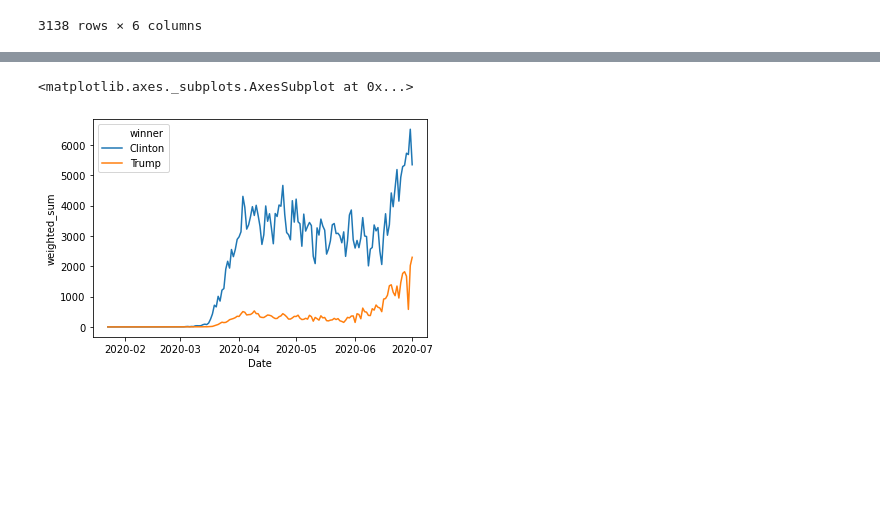
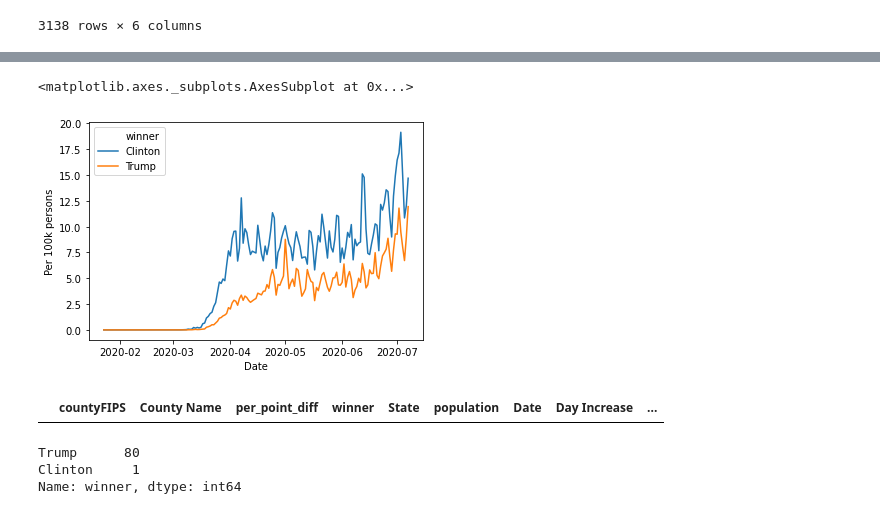
Before and after one commit to IterateFailIterateFail/County-Election-Corona, a Jupyter notebook: Cornoa per county .ipynb, the cells around one changed output, grey strips where cells are left out. Drawn from its saved outputs; the diff is of its cells as text; code cells hidden in the pictures; blank space fills up the shorter version.

```diff
--- a/Cornoa per county .ipynb
+++ b/Cornoa per county .ipynb
@@ -322,7 +330,17 @@ increases.groupby(['Date','winner'],as_index = False).apply(lambda x: (x['Day In
-# %%
-#Just increase by winner
-sns.lineplot(x="Date", y="weighted_sum",hue = 'winner', data= increases.groupby(['Date','winner'],as_index = False).apply(lambda x: (x['Day Increase']*x['population']/max_pop).sum()).to_frame().reset_index().rename(columns= {0: 'weighted_sum'})
- )
-# %% [output]
-<matplotlib.axes._subplots.AxesSubplot at 0x...>
-[figure, removed]
+# %%
+#Increase by ccounites per 100k
+#Keep in mind this is also including counties with no increases on that day
+sns.lineplot(x="Date", y='Per 100k persons',hue = 'winner', data=increases.groupby(['Date','winner'],as_index = False)[['Per 100k persons']].mean())
+# %% [output]
+<matplotlib.axes._subplots.AxesSubplot at 0x...>
+[figure, added]
+# %%
+increases[(increases['Per 100k persons'] == 0) & (increases['Date'] > datetime(2020,7,7))]
+# %% [output]
+|  | countyFIPS | County Name | per_point_diff | winner | State | population | Date | Day Increase | ... |
+# %%
+final[final['7/7/20'] == 0]['winner'].value_counts()
+# %% [output]
+Trump      80
+Clinton     1
+Name: winner, dtype: int64
```
Also changed, not shown: parts of 17 cells of this notebook, 2 other files.
